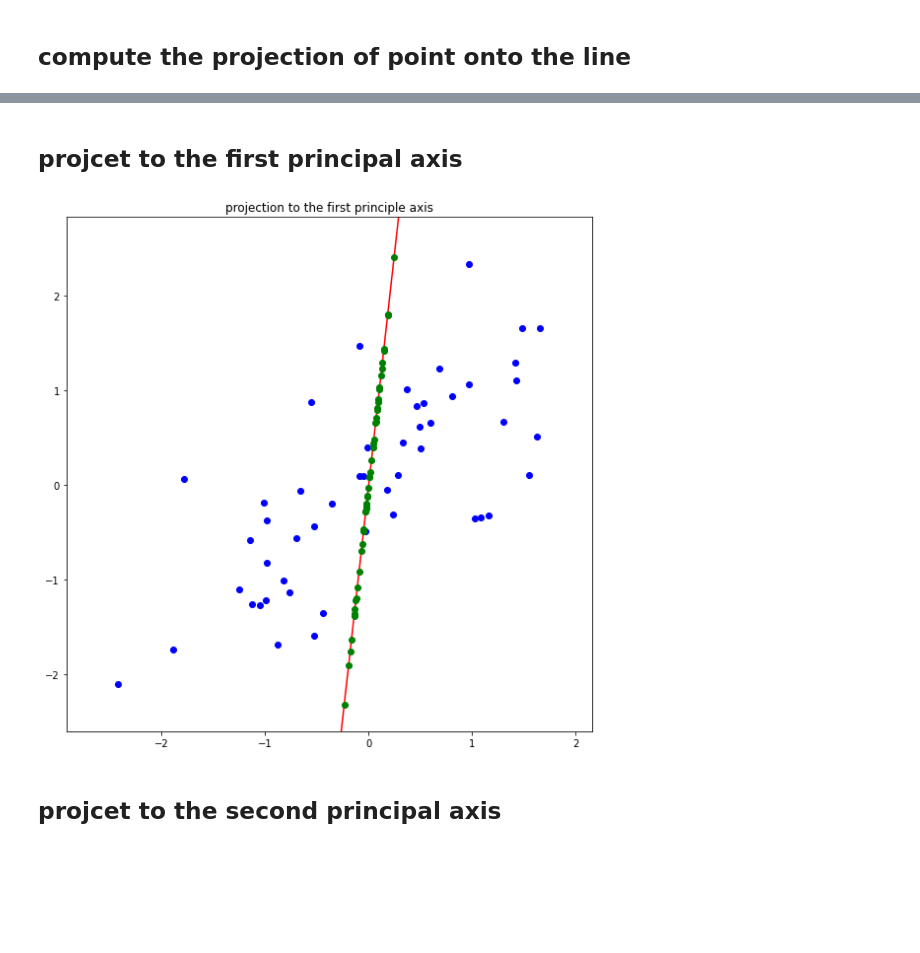
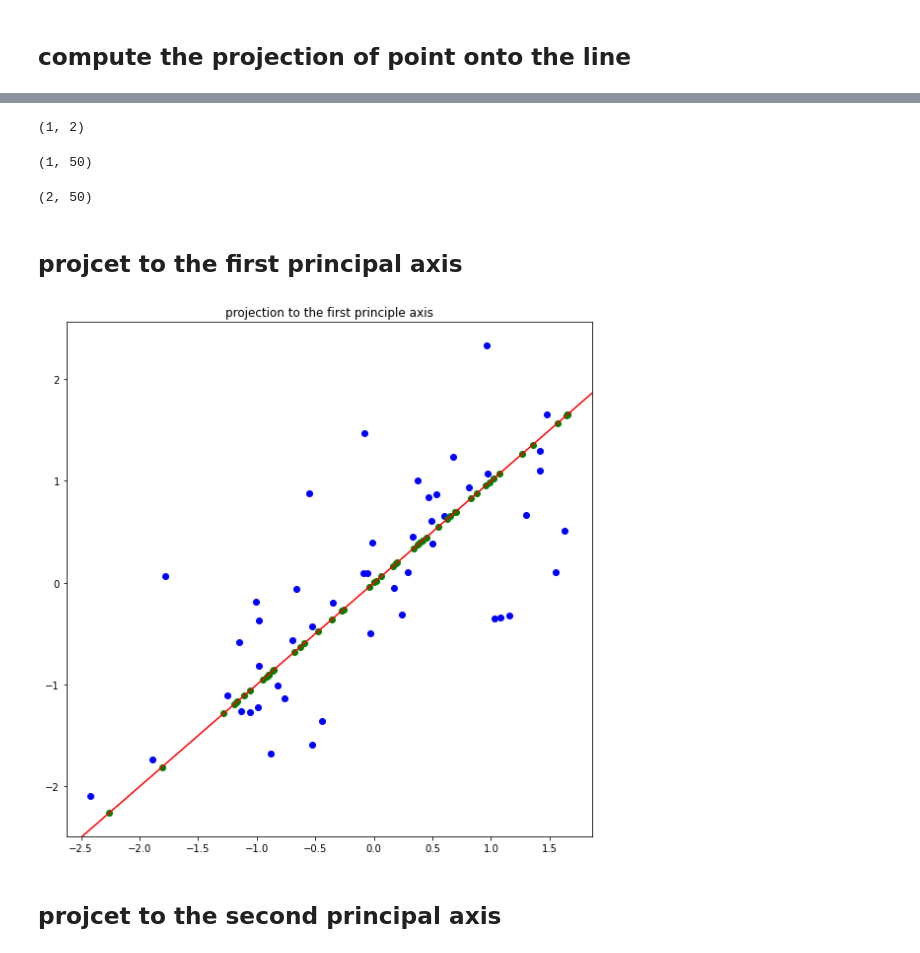
Before and after one commit to sejongpyo/Studies, a Jupyter notebook: 12/assignment_12.ipynb, the cells around one changed output, grey strips where cells are left out. Cells and saved outputs as stored; diff of their text form; code cells hidden in the pictures; blank space fills up the shorter version.

Commit message:
project first axis

```diff
--- a/12/assignment_12.ipynb
+++ b/12/assignment_12.ipynb
@@ -112,9 +112,6 @@ plt.show()
 ## compute the projection of point onto the line
 # %%
 def compute_projection_onto_line(feature, vector):
-    # ===================================================
-    # fill up the function body
-    #
-    #
-    # ===================================================
+    projection = vector.T @ feature.T
+
     return projection
@@ -121,17 +122,32 @@ def compute_projection_onto_line(feature, vector):
+# %%
+U[:, 1][:, np.newaxis].T.shape
+# %% [output]
+(1, 2)
+# %%
+data = compute_projection_onto_line(feature, U[:, 1][:, np.newaxis])
+data.shape
+# %% [output]
+(1, 50)
+# %%
+asdf = U[:, 1][:, np.newaxis]@data
+asdf.shape
+# %% [output]
+(2, 50)
 # %% [markdown]
 ## projcet to the first principal axis
-# %%
-plt.figure(figsize=(8,8))
-plt.title('projection to the first principle axis')
-# ===================================================
-# fill up the blank
-#
-#
-# ===================================================
-plt.tight_layout()
-plt.show()
-# %% [output]
-[figure, removed]
+# %%
+plt.figure(figsize=(8,8))
+plt.title('projection to the first principle axis')
+plt.scatter(x_Z, y_Z, c = 'blue')
+plt.axline([0, 0], [U[0, 1], U[1, 1]], color = 'red')
+plt.scatter(asdf[0, :], asdf[1, :], color = 'green')
+# plt.scatter(compute_projection_onto_line(feature, U[:, 1][:, np.newaxis]),
+#             compute_projection_onto_line(feature, U[:, 1][:, np.newaxis]),
+#             color = 'green')
+plt.tight_layout()
+plt.show()
+# %% [output]
+[figure, added]
 # %% [markdown]
 ## projcet to the second principal axis
 # %%
```
Also changed, not shown: parts of 1 cell of this notebook.
